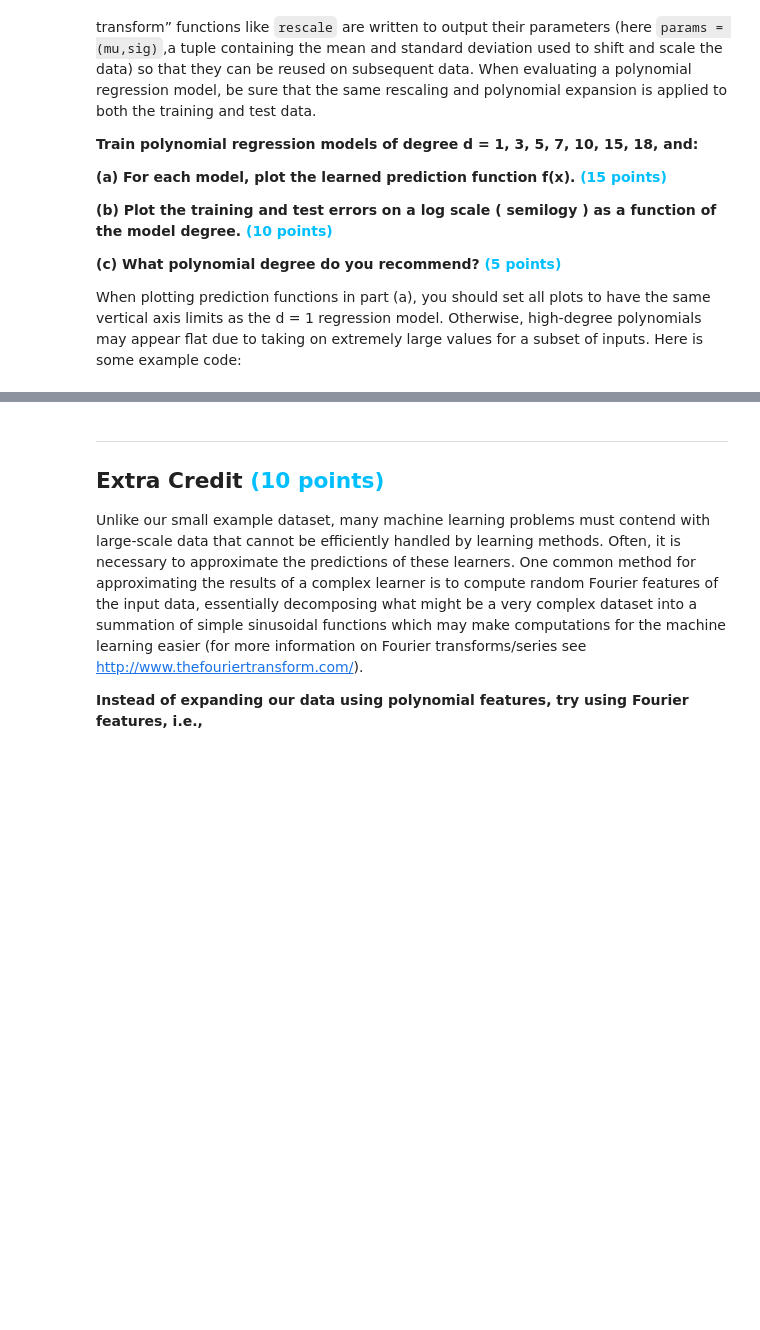
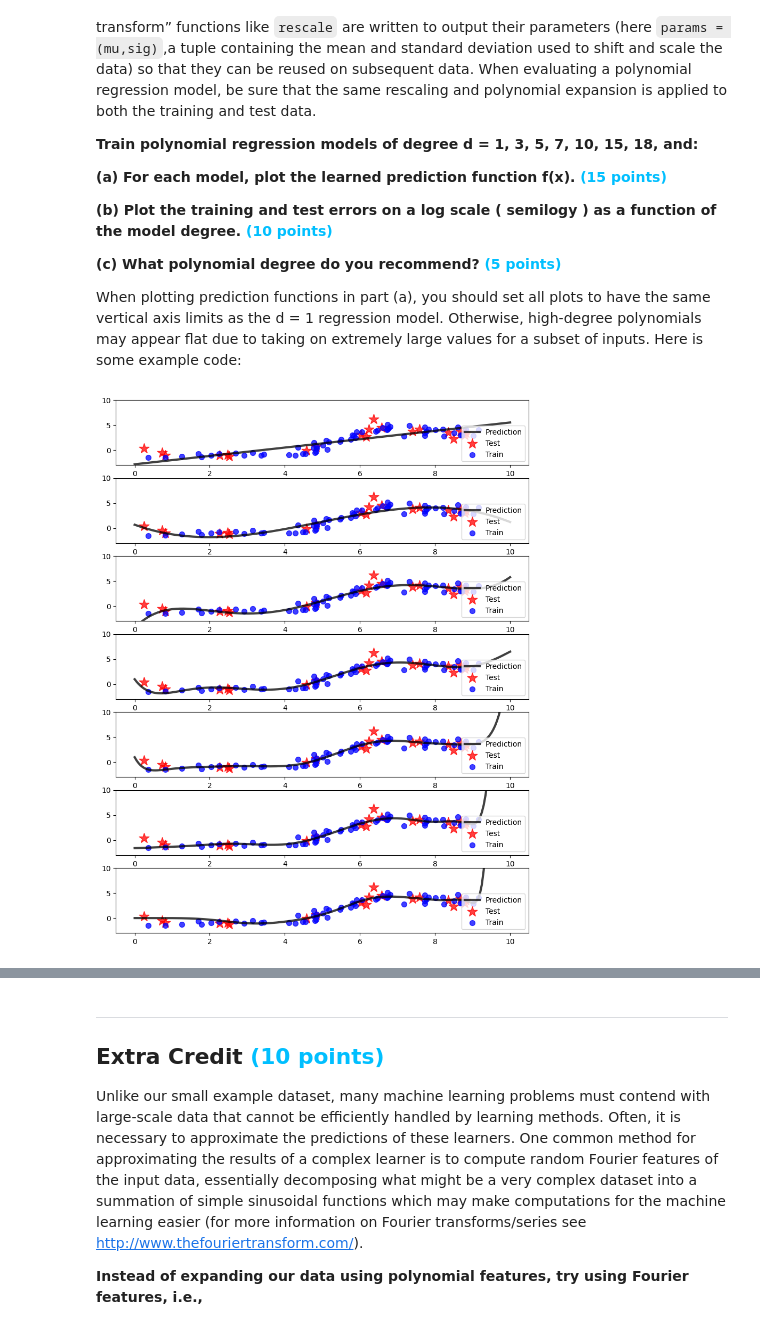
Before and after one commit to CS-490-Machine-Learning/homework-3-linear-regression-baileygallagher, a Jupyter notebook: HW3/HW03.ipynb, the cells around one changed output, grey strips where cells are left out. Drawn from its saved outputs; the diff is of its cells as text; code cells hidden in the pictures; blank space fills up the shorter version.

```diff
--- a/HW3/HW03.ipynb
+++ b/HW3/HW03.ipynb
@@ -75,6 +111,7 @@ Xtrain2[:,1] = Xtrain[:,0]**2             # place "x^2" feature as X2
 # %%
 # Create polynomial features up to "degree"; don't create constant feature
 # (the linear regression learner will add the constant feature automatically)
+degree = 2
 XtrainP = ml.transforms.fpoly(Xtrain, degree, bias=False)
 
 # Rescale the data matrix so that the features have similar ranges / variance
@@ -85,7 +122,7 @@ XtrainP,params = ml.transforms.rescale(XtrainP)
 lr = ml.linear.linearRegress( XtrainP, Ytrain ) # create and train model
 
 # Now, apply the same polynomial expansion & scaling transformation to Xtest:
-XtestP,_ = ml.transforms.rescale( ml.transforms.fpoly(Xtest,degree,false), params)
+XtestP,_ = ml.transforms.rescale( ml.transforms.fpoly(Xtest,degree,bias = False), params)
 # %% [markdown]
 The transformations used to create features of the training data may depend on properties of that data (such as rescaling the data to have mean zero and variance one). For our learned predictions to be consistent, we need to apply the same transform to new test data, so that it will be represented consistently with the training data. “Feature transform” functions like `rescale` are written to output their parameters (here `params = (mu,sig)`,a tuple containing the mean and standard deviation used to shift and scale the data) so that they can be reused on subsequent data. When evaluating a polynomial regression model, be sure that the same rescaling and polynomial expansion is applied to both the training and test data.
 
@@ -107,0 +138,26 @@ plt.show()
+# %%
+# TODO: Train and plot polynomials for d = 1, 3, 5, 7, 10, 15, 18
+# PART A
+#degrees = [1, 3, 5, 7, 10, 15, 18]
+degrees = [1, 3, 5, 7, 10, 15, 18]
+fig, ax = plt.subplots(7, 1, figsize=(10, 13)) # Create axes for single subplot
+for i, deg in enumerate(degrees):
+    X, Y = np.atleast_2d(data[:, 0]).T, data[:, 1]
+    Xtr, Xte, Ytr, Yte = ml.splitData(X, Y, 0.75)
+    XtrP = ml.transforms.fpoly(Xtr, deg, False)
+    lr = ml.linear.linearRegress(XtrP, Ytr)
+    # Make sure you use the currect space.
+    xs = np.linspace(0, 10, 200)
+    xs = np.atleast_2d(xs).T
+    # Notice that we have to transform the predicting xs too.
+    xsP = ml.transforms.fpoly(xs, deg, False)
+    ys = lr.predict(xsP)
+    # ax.set_ylim(..., ...) # Set the minimum and maximum limits
+    ax[i].set_ylim(-3,10)
+    ax[i].plot(xs, ys, lw=3, color='black', alpha=0.75, label='Prediction')
+    ax[i].scatter(Xte, Yte, s=200, marker='*', color='red', alpha=0.75, label='Test')
+    ax[i].scatter(Xtr, Ytr, s=50, color='blue', alpha=0.75, label='Train')
+    ax[i].legend(fontsize=10, loc=4)
+plt.show()
+# %% [output]
+[figure, added]
```
Also changed, not shown: parts of 20 cells of this notebook.
